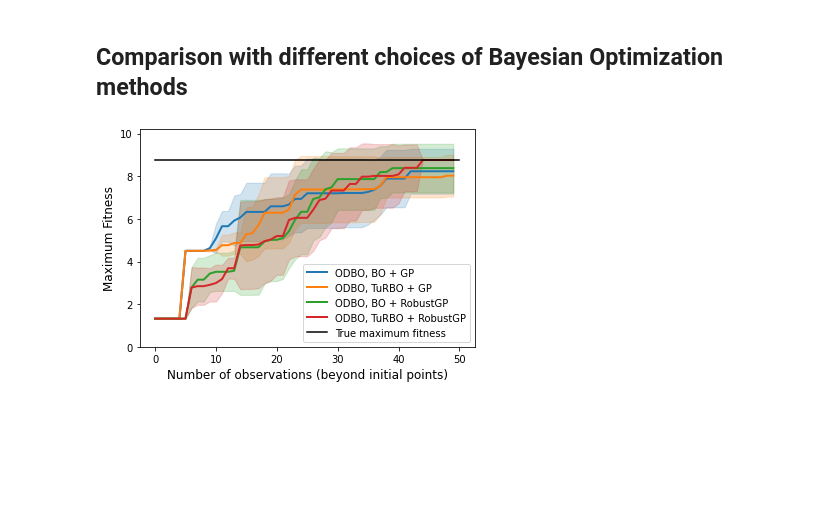
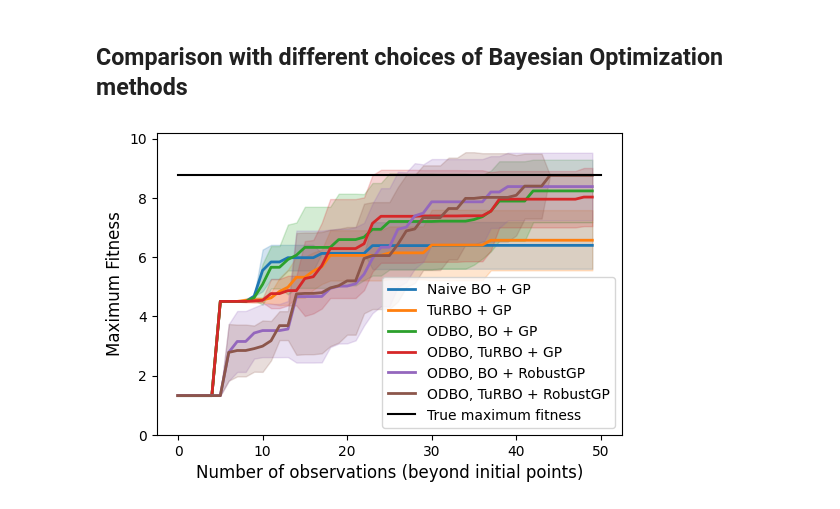
Before and after one commit to sherrylixuecheng/ODBO, a Jupyter notebook: examples/Plot_results.ipynb, the cells around one changed output. Cells and saved outputs as stored; diff of their text form; code cells hidden in the pictures; blank space fills up the shorter version.

```diff
--- a/examples/Plot_results.ipynb
+++ b/examples/Plot_results.ipynb
@@ -9,25 +9,34 @@ import matplotlib.pyplot as plt
 ## Comparison with different choices of Bayesian Optimization methods
 # %%
 # GB1_2016, miss BO_GP and TuRBO_GP
-ODBO_GP_bacth1_Y, ODTuRBO_GP_bacth1_Y, ODBO_RobustGP_bacth1_Y, ODTuRBO_RobustGP_bacth1_Y = [], [], [], []
+methods = ['Naive BO + GP', 'TuRBO + GP', 'ODBO, BO + GP', 'ODBO, TuRBO + GP', 'ODBO, BO + RobustGP', 'ODBO, TuRBO + RobustGP']
+data_test = pd.read_csv('../datasets/GB1_2016_149361.csv', sep=',')
+name_pre, Y_test = np.array(data_test['AACombo']), np.array(data_test['Fitness'])
+BO_GP_bacth1_Y, TuRBO_GP_bacth1_Y, ODBO_GP_bacth1_Y, ODTuRBO_GP_bacth1_Y, ODBO_RobustGP_bacth1_Y, ODTuRBO_RobustGP_bacth1_Y = [],[],[],[],[],[]
 for i in range(10):
+    BO_GP_bacth1_Y.append(np.load('results/GB1_2016/GB1_2016_BO_GP_batch1_{}.npy'.format(i)))
+    TuRBO_GP_bacth1_Y.append(np.load('results/GB1_2016/GB1_2016_TuRBO_GP_batch1_{}.npy'.format(i)))
     ODBO_GP_bacth1_Y.append(np.load('results/GB1_2016/GB1_2016_ODBO_BO_GP_batch1_{}.npy'.format(i)))
     ODTuRBO_GP_bacth1_Y.append(np.load('results/GB1_2016/GB1_2016_ODBO_TuRBO_GP_batch1_{}.npy'.format(i)))
     ODBO_RobustGP_bacth1_Y.append(np.load('results/GB1_2016/GB1_2016_ODBO_BO_RobustGP_batch1_{}.npy'.format(i)))
     ODTuRBO_RobustGP_bacth1_Y.append(np.load('results/GB1_2016/GB1_2016_ODBO_TuRBO_RobustGP_batch1_{}.npy'.format(i)))
-ODBO_GP_bacth1_Y, ODTuRBO_GP_bacth1_Y, ODBO_RobustGP_bacth1_Y, ODTuRBO_RobustGP_bacth1_Y = np.hstack(ODBO_GP_bacth1_Y), np.hstack(ODTuRBO_GP_bacth1_Y), np.hstack(ODBO_RobustGP_bacth1_Y), np.hstack(ODTuRBO_RobustGP_bacth1_Y)
+BO_GP_bacth1_Y, TuRBO_GP_bacth1_Y, ODBO_GP_bacth1_Y, ODTuRBO_GP_bacth1_Y, ODBO_RobustGP_bacth1_Y, ODTuRBO_RobustGP_bacth1_Y = np.hstack(BO_GP_bacth1_Y
+            ), np.hstack(TuRBO_GP_bacth1_Y), np.hstack(ODBO_GP_bacth1_Y), np.hstack(ODTuRBO_GP_bacth1_Y), np.hstack(ODBO_RobustGP_bacth1_Y), np.hstack(ODTuRBO_RobustGP_bacth1_Y)
 # %%
 # Plotting results
-fig = plt.figure()
-odbo.plot.plot_bo(iters=50, BO_result=ODBO_GP_bacth1_Y, method='ODBO, BO + GP', color = 'C0')
-odbo.plot.plot_bo(iters=50, BO_result=ODTuRBO_GP_bacth1_Y, method='ODBO, TuRBO + GP', color = 'C1')
-odbo.plot.plot_bo(iters=50, BO_result=ODBO_RobustGP_bacth1_Y, method='ODBO, BO + RobustGP', color = 'C2')
-odbo.plot.plot_bo(iters=50, BO_result=ODTuRBO_RobustGP_bacth1_Y, method='ODBO, TuRBO + RobustGP', color = 'C3')
+fig = plt.figure(figsize=(6, 4), dpi=100)
+odbo.plot.plot_bo(iters=50, BO_result=BO_GP_bacth1_Y, method=methods[0], color = 'C0')
+odbo.plot.plot_bo(iters=50, BO_result=TuRBO_GP_bacth1_Y, method=methods[1], color = 'C1')
+odbo.plot.plot_bo(iters=50, BO_result=ODBO_GP_bacth1_Y, method=methods[2], color = 'C2')
+odbo.plot.plot_bo(iters=50, BO_result=ODTuRBO_GP_bacth1_Y, method=methods[3], color = 'C3')
+odbo.plot.plot_bo(iters=50, BO_result=ODBO_RobustGP_bacth1_Y, method=methods[4], color = 'C4')
+odbo.plot.plot_bo(iters=50, BO_result=ODTuRBO_RobustGP_bacth1_Y, method=methods[5], color = 'C5')
 plt.plot([0,50], [max(Y_test), max(Y_test)], label='True maximum fitness', color = 'k')
 plt.xlabel('Number of observations (beyond initial points)', fontsize=12)
 plt.legend()
 plt.ylim([0, 10.2])
 plt.ylabel('Maximum Fitness', fontsize=12)
+plt.savefig('results/GB1_2016/GB1_2016_opt_curves.png')
 plt.show()
 # %% [output]
-[figure, old version]
+[figure, new version]
```
Also changed, not shown: parts of 2 cells of this notebook.
